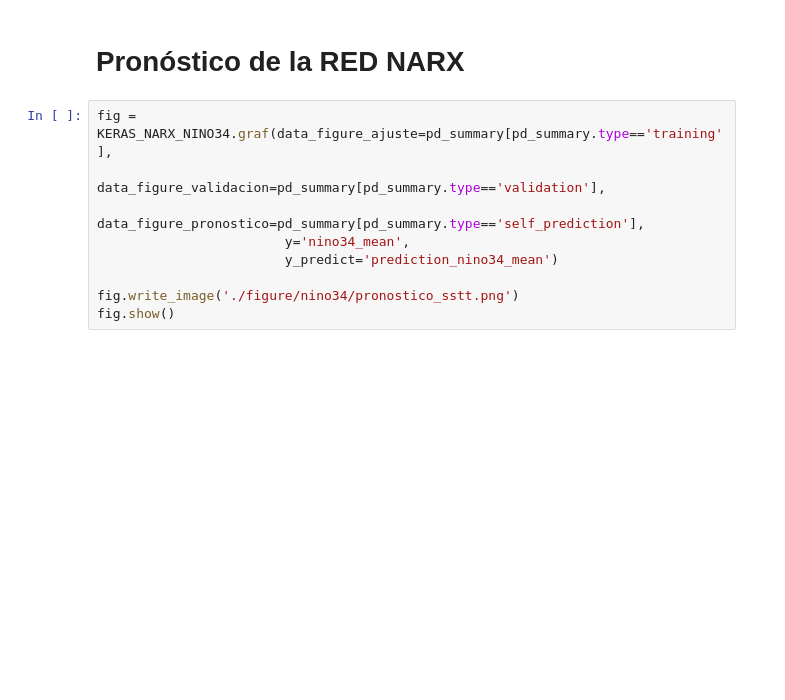
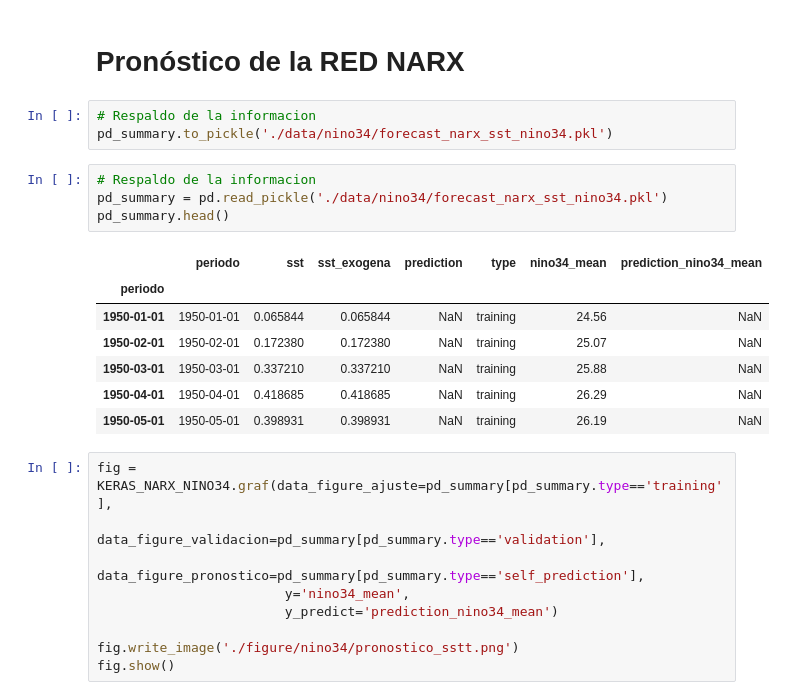
Before and after one commit to esglobe/seev-analytics, a Jupyter notebook: 2_entrenamiento_narx_sst_nino34.ipynb, the cells around one changed output. Saved outputs shown, nothing was run; the diff lists cells and outputs as text; blank space fills up the shorter version.

```diff
--- a/2_entrenamiento_narx_sst_nino34.ipynb
+++ b/2_entrenamiento_narx_sst_nino34.ipynb
@@ -987,6 +987,21 @@ with open('./respaldonarx_model.pkl', 'wb') as file:
 INFO:tensorflow:Assets written to: ram://96b5b7c0-98fa-4821-9eb9-e67841178a5e/assets
 # %% [markdown]
 # Pronóstico de la RED NARX
+# %%
+# Respaldo de la informacion
+pd_summary.to_pickle('./data/nino34/forecast_narx_sst_nino34.pkl')
+# %%
+# Respaldo de la informacion
+pd_summary = pd.read_pickle('./data/nino34/forecast_narx_sst_nino34.pkl')
+pd_summary.head()
+# %% [output]
+|  | periodo | sst | sst_exogena | prediction | type | nino34_mean | prediction_nino34_mean |
+| periodo |  |  |  |  |  |  |  |
+| 1950-01-01 | 1950-01-01 | 0.065844 | 0.065844 | NaN | training | 24.56 | NaN |
+| 1950-02-01 | 1950-02-01 | 0.172380 | 0.172380 | NaN | training | 25.07 | NaN |
+| 1950-03-01 | 1950-03-01 | 0.337210 | 0.337210 | NaN | training | 25.88 | NaN |
+| 1950-04-01 | 1950-04-01 | 0.418685 | 0.418685 | NaN | training | 26.29 | NaN |
+| 1950-05-01 | 1950-05-01 | 0.398931 | 0.398931 | NaN | training | 26.19 | NaN |
 # %%
 fig = KERAS_NARX_NINO34.graf(data_figure_ajuste=pd_summary[pd_summary.type=='training'],
                         data_figure_validacion=pd_summary[pd_summary.type=='validation'],
```
Also changed, not shown: parts of 2 cells of this notebook, 3 other files.
